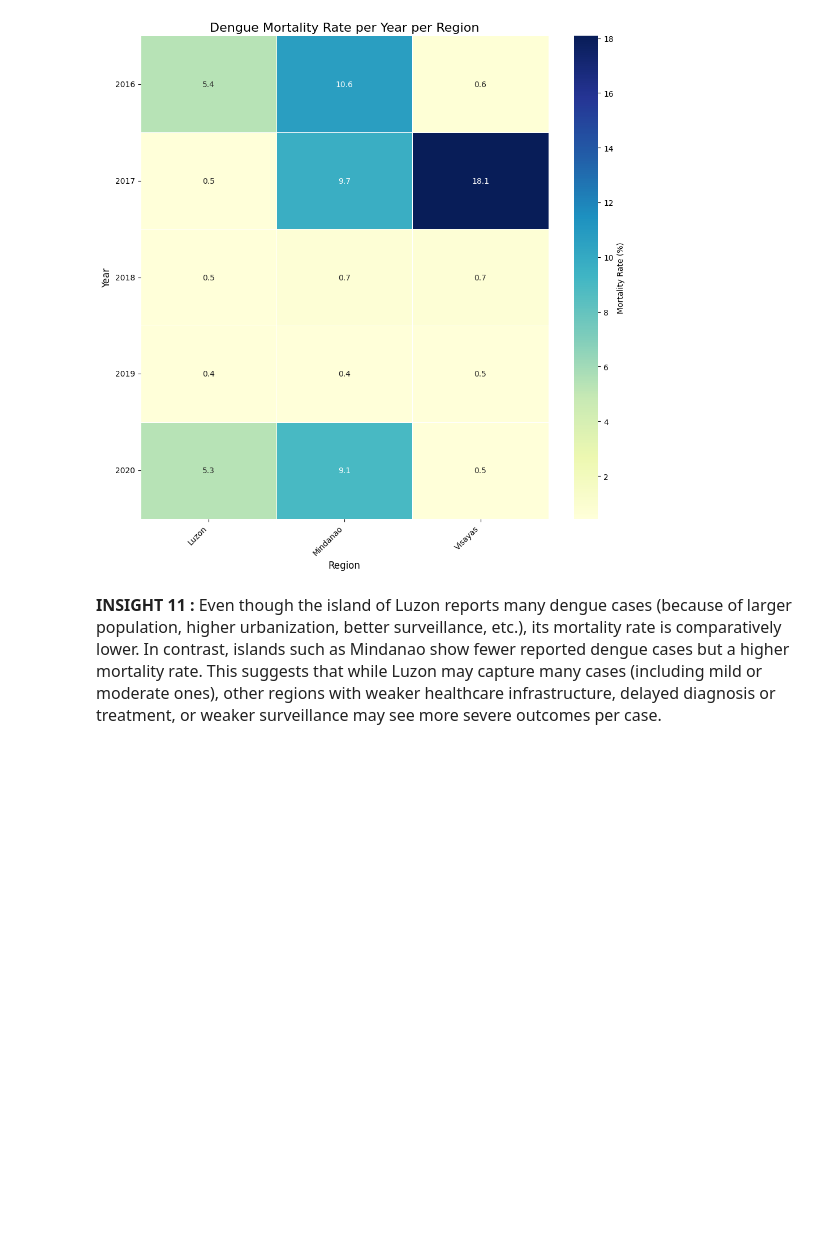
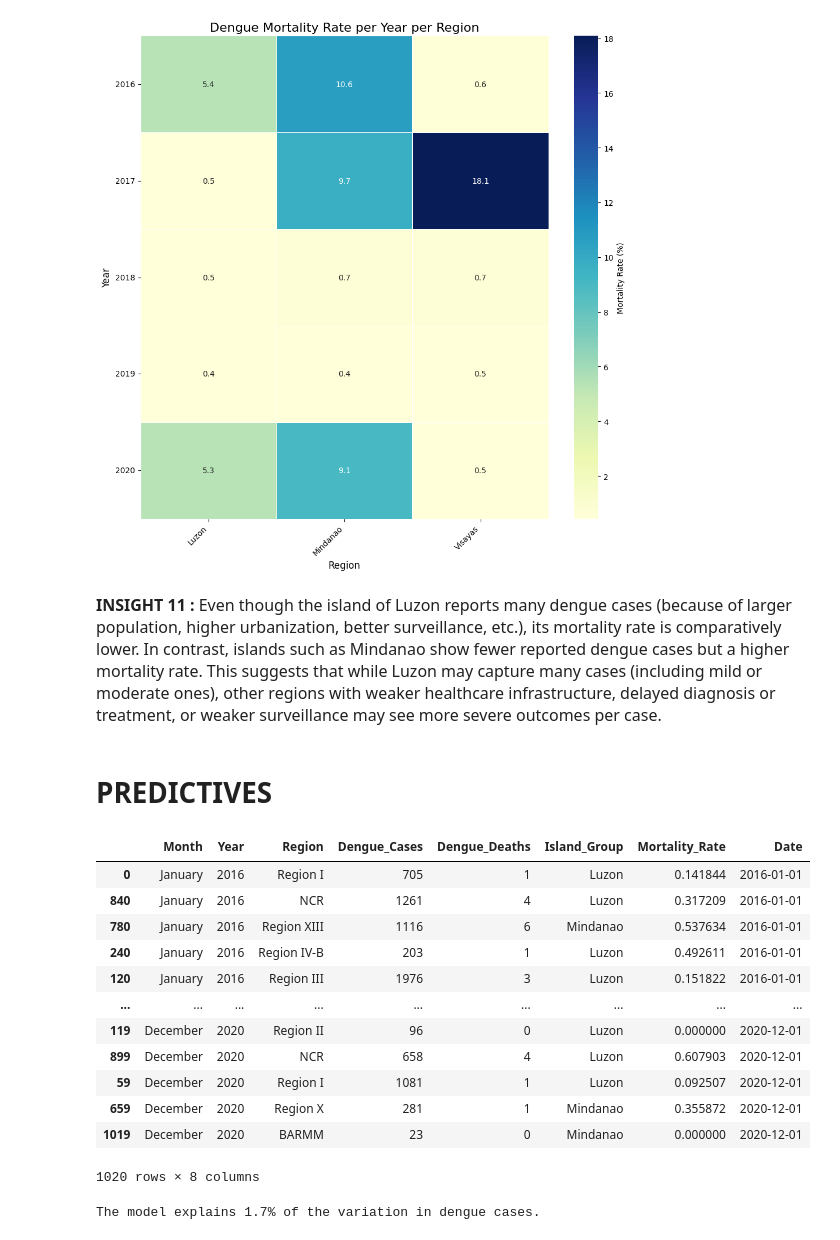
Before and after one commit to jshdnd16/ELEC303-DATA-ANALYTICS-DENADO, a Jupyter notebook: Project3_PH_Dengue.ipynb, the cells around one changed output. Saved outputs shown, nothing was run; the diff lists cells and outputs as text; code cells hidden in the pictures; blank space fills up the shorter version.

```diff
--- a/Project3_PH_Dengue.ipynb
+++ b/Project3_PH_Dengue.ipynb
@@ -389,3 +390,5 @@ plt.show()
 [figure]
 # %% [markdown]
 <p style = 'font-size: 16px;'><strong>INSIGHT 11 :</strong> Even though the island of Luzon reports many dengue cases (because of larger population, higher urbanization, better surveillance, etc.), its mortality rate is comparatively lower. In contrast, islands such as Mindanao show fewer reported dengue cases but a higher mortality rate. This suggests that while Luzon may capture many cases (including mild or moderate ones), other regions with weaker healthcare infrastructure, delayed diagnosis or treatment, or weaker surveillance may see more severe outcomes per case.</p>
+# %% [markdown]
+<h1> PREDICTIVES </h1>
@@ -391,0 +403,40 @@ plt.show()
+# %%
+region_df = dengue[dengue['Region'] == 'Region IV-A']
+monthly_cases = region_df.groupby('Date')['Dengue_Cases'].sum().reset_index()
+dengue
+# %% [output]
+|  | Month | Year | Region | Dengue_Cases | Dengue_Deaths | Island_Group | Mortality_Rate | Date |
+| 0 | January | 2016 | Region I | 705 | 1 | Luzon | 0.141844 | 2016-01-01 |
+| 840 | January | 2016 | NCR | 1261 | 4 | Luzon | 0.317209 | 2016-01-01 |
+| 780 | January | 2016 | Region XIII | 1116 | 6 | Mindanao | 0.537634 | 2016-01-01 |
+| 240 | January | 2016 | Region IV-B | 203 | 1 | Luzon | 0.492611 | 2016-01-01 |
+| 120 | January | 2016 | Region III | 1976 | 3 | Luzon | 0.151822 | 2016-01-01 |
+| ... | ... | ... | ... | ... | ... | ... | ... | ... |
+| 119 | December | 2020 | Region II | 96 | 0 | Luzon | 0.000000 | 2020-12-01 |
+| 899 | December | 2020 | NCR | 658 | 4 | Luzon | 0.607903 | 2020-12-01 |
+| 59 | December | 2020 | Region I | 1081 | 1 | Luzon | 0.092507 | 2020-12-01 |
+| 659 | December | 2020 | Region X | 281 | 1 | Mindanao | 0.355872 | 2020-12-01 |
+| 1019 | December | 2020 | BARMM | 23 | 0 | Mindanao | 0.000000 | 2020-12-01 |
+1020 rows × 8 columns
+# %%
+# Convert dates to ordinal for regression
+#monthly_cases['Date_Ordinal'] = monthly_cases['Date'].map(lambda x: x.toordinal())
+#other
+monthly_cases['Date_Ordinal'] = monthly_cases['Date'].map(pd.Timestamp.toordinal)
+
+# Reshape for sklearn
+X = monthly_cases['Date_Ordinal'].values.reshape(-1, 1) #independent variable
+y = monthly_cases['Dengue_Cases'].values   #dependent variable
+
+# Fit model
+model = LinearRegression()
+model.fit(X, y)
+
+# Predict
+monthly_cases['Predicted_Cases'] = model.predict(X)
+
+# Evaluate: R-squared
+r_squared = model.score(X, y)
+print(f"The model explains {r_squared:.1%} of the variation in dengue cases.")
+# %% [output]
+The model explains 1.7% of the variation in dengue cases.
```
Also changed, not shown: parts of 8 cells of this notebook.
